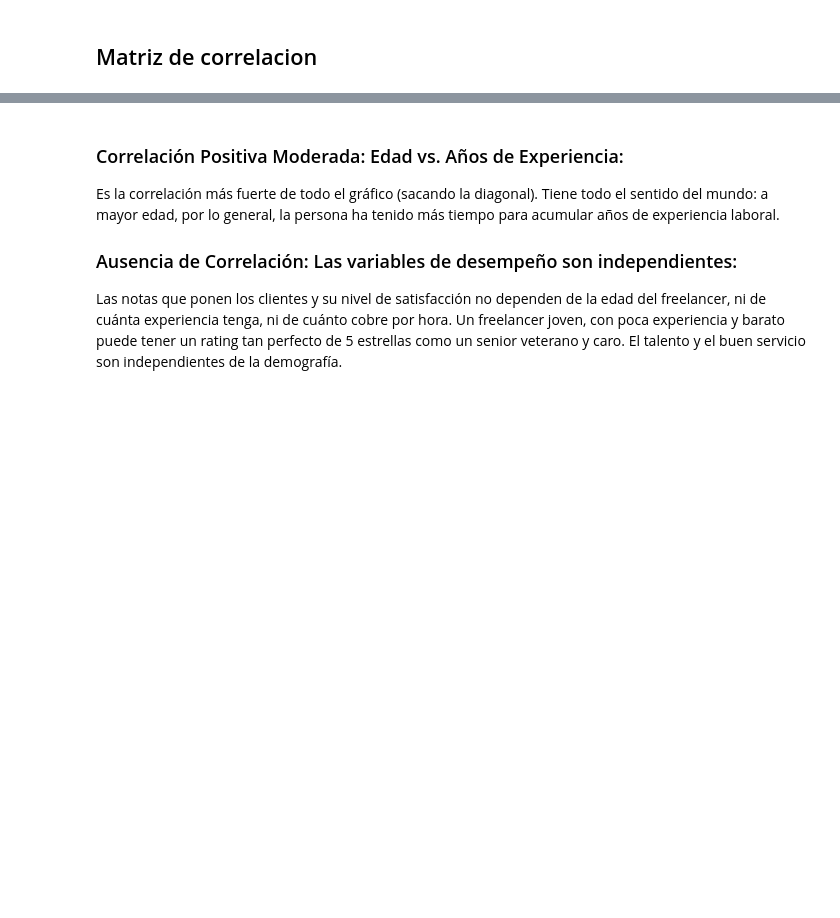
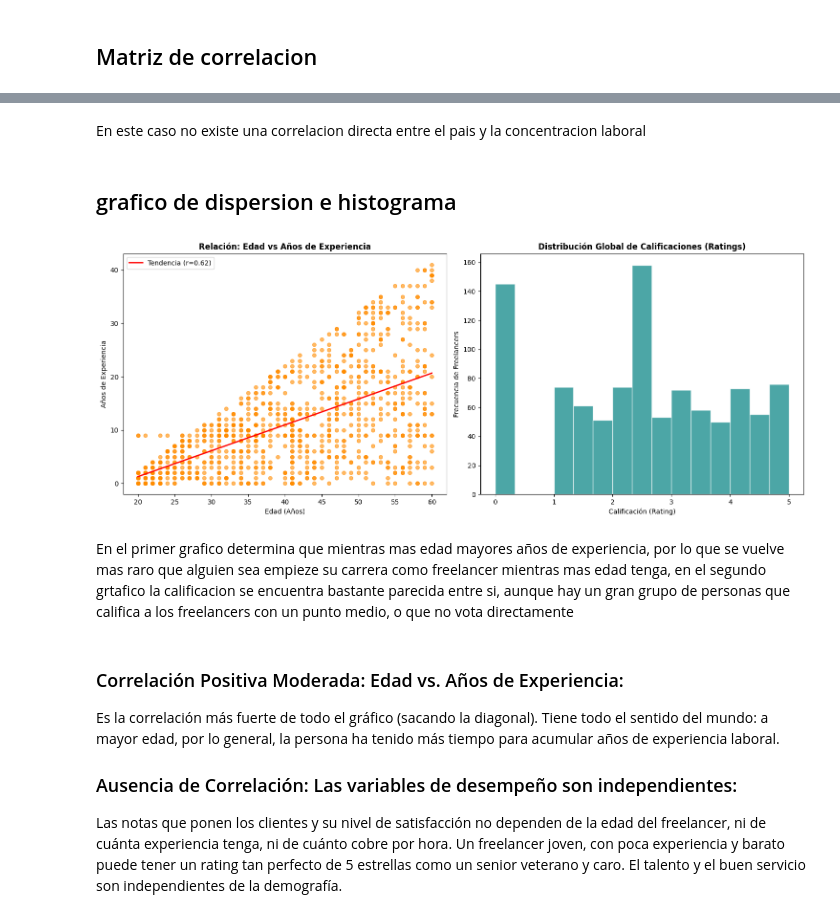
Before and after one commit to svargasn-bot/Tarea-2-Python, a Jupyter notebook: notebooks/03_visualization.ipynb, the cells around one changed output, grey strips where cells are left out. Saved outputs shown, nothing was run; the diff lists cells and outputs as text; code cells hidden in the pictures; blank space fills up the shorter version.

```diff
--- a/notebooks/03_visualization.ipynb
+++ b/notebooks/03_visualization.ipynb
@@ -56,3 +61,13 @@ ValueError: The truth value of an array with more than one element is ambiguous.
+# %% [markdown]
+En este caso no existe una correlacion directa entre el pais y la concentracion laboral
+# %% [markdown]
+## grafico de dispersion e histograma
+# %%
+plots.crear_panel_subgraficos(df)
+# %% [output]
+[figure, added]
+# %% [markdown]
+En el primer grafico determina que mientras mas edad mayores años de experiencia, por lo que se vuelve mas raro que alguien sea empieze su carrera como freelancer mientras mas edad tenga, en el segundo grtafico la calificacion se encuentra bastante parecida entre si, aunque hay un gran grupo de personas que califica a los freelancers con un punto medio, o que no vota directamente
 # %% [markdown]
 ### Correlación Positiva Moderada: Edad vs. Años de Experiencia:
 Es la correlación más fuerte de todo el gráfico (sacando la diagonal). Tiene todo el sentido del mundo: a mayor edad, por lo general, la persona ha tenido más tiempo para acumular años de experiencia laboral.
```
Also changed, not shown: parts of 3 cells of this notebook, 8 other files.
